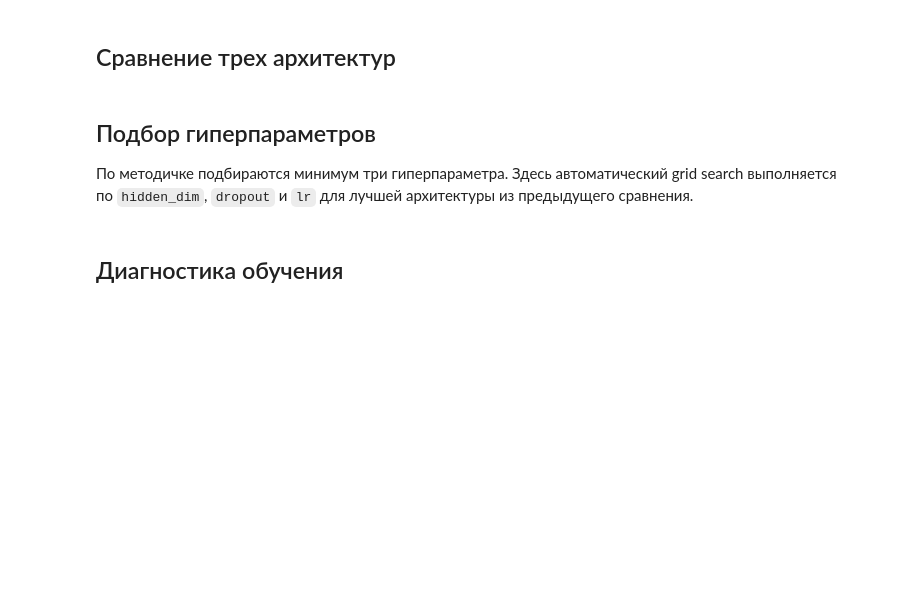
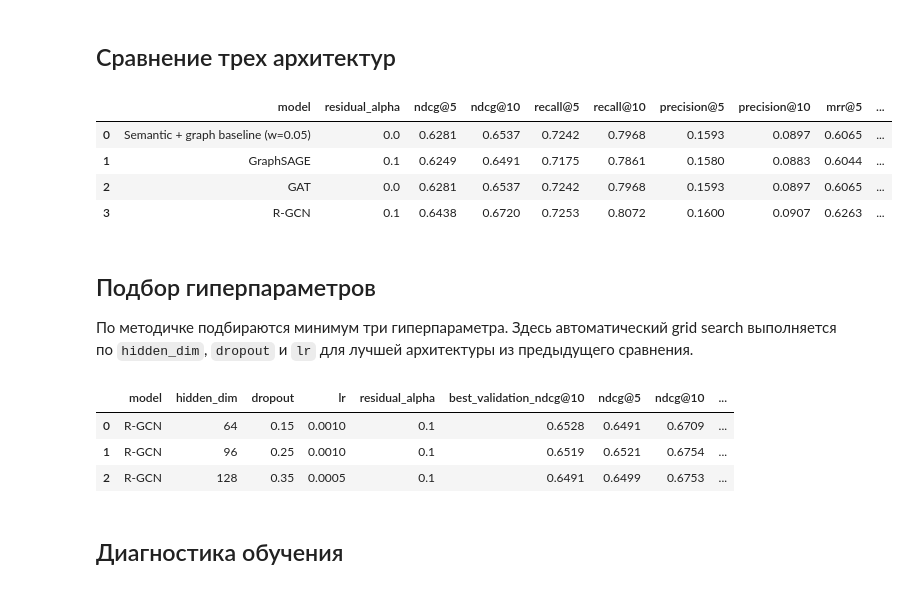
Before and after one commit to Xiandec/SciGuide, a Jupyter notebook: notebooks/scifact_graph_models.ipynb, the cells around one changed output. Saved outputs shown, nothing was run; the diff lists cells and outputs as text; code cells hidden in the pictures; blank space fills up the shorter version.

```diff
--- a/notebooks/scifact_graph_models.ipynb
+++ b/notebooks/scifact_graph_models.ipynb
@@ -63,9 +65,11 @@ SEED = 42
 MAX_DOCUMENTS = None
 VALIDATION_SHARE = 0.2
 
+CHUNK_SIZE = 900
+CHUNK_OVERLAP = 120
+SEMANTIC_TOP_CHUNKS = 40
 CANDIDATES_PER_QUERY = 50
 NEGATIVES_PER_POSITIVE = 6
-MAX_ENTITIES_PER_TEXT = 8
 MAX_ENTITY_NODES = 1500
 
 EMBEDDING_MODEL_NAME = "BAAI/bge-m3"
@@ -73,6 +77,10 @@ GRAPH_SIGNAL_WEIGHT = 0.05
 VECTOR_WEIGHT = 1.0 - GRAPH_SIGNAL_WEIGHT
 ENTITY_MAX_DOCUMENT_FREQUENCY_SHARE = 0.08
 NEIGHBOR_SIGNAL_WEIGHT = 0.15
+
+CANDIDATE_FEATURE_DIM = 5
+DEFAULT_RESIDUAL_ALPHA = 0.10
+RESIDUAL_ALPHA_GRID = [0.0, 0.02, 0.05, 0.10, 0.20, 0.30, 0.5, 0.75, 1.0]
 
 DEFAULT_HIDDEN_DIM = 64
 DEFAULT_DROPOUT = 0.25
@@ -383,28 +570,29 @@ pd.DataFrame(
 ## Модели
 # %%
 class LinkDecoder(nn.Module):
-    def __init__(self, hidden_dim: int, dropout: float):
+    def __init__(self, hidden_dim: int, dropout: float, feature_dim: int):
         super().__init__()
         self.mlp = nn.Sequential(
-            nn.Linear(hidden_dim * 4, hidden_dim),
+            nn.Linear(hidden_dim * 4 + feature_dim, hidden_dim),
             nn.ReLU(),
             nn.Dropout(dropout),
             nn.Linear(hidden_dim, 1),
         )
 
-    def forward(self, z: torch.Tensor, pair_index: torch.Tensor) -> torch.Tensor:
+    def forward(self, z: torch.Tensor, pair_index: torch.Tensor, pair_features: torch.Tensor) -> torch.Tensor:
         q = z[pair_index[0]]
         d = z[pair_index[1]]
-        return self.mlp(torch.cat([q, d, torch.abs(q - d), q * d], dim=-1)).squeeze(-1)
+        graph_features = torch.cat([q, d, torch.abs(q - d), q * d], dim=-1)
+        return self.mlp(torch.cat([graph_features, pair_features], dim=-1)).squeeze(-1)
 
 
 class BaseReranker(nn.Module):
-    def __init__(self, hidden_dim: int, dropout: float):
+    def __init__(self, hidden_dim: int, dropout: float, feature_dim: int = CANDIDATE_FEATURE_DIM):
         super().__init__()
-        self.decoder = LinkDecoder(hidden_dim, dropout)
+        self.decoder = LinkDecoder(hidden_dim, dropout, feature_dim)
 
-    def forward(self, graph: Data, pair_index: torch.Tensor) -> torch.Tensor:
-        return self.decoder(self.encode(graph), pair_index)
+    def forward(self, graph: Data, pair_index: torch.Tensor, pair_features: torch.Tensor) -> torch.Tensor:
+        return self.decoder(self.encode(graph), pair_index, pair_features)
 
 
 class GraphSAGEModel(BaseReranker):
@@ -512,36 +720,50 @@ def train_model(model: nn.Module, name: str, lr: float, weight_decay: float) ->
 # %%
 def build_model(model_name: str, hidden_dim: int, dropout: float) -> nn.Module:
     if model_name == "GraphSAGE":
         return GraphSAGEModel(EMBEDDING_DIM, hidden_dim, dropout)
     if model_name == "GAT":
         return GATModel(EMBEDDING_DIM, hidden_dim, dropout)
     if model_name == "R-GCN":
         return RGCNModel(EMBEDDING_DIM, hidden_dim, dropout, num_relations=len(relation_to_id))
     raise ValueError(model_name)
 
 
 histories = []
+alpha_searches = []
 results = [baseline_test_metrics]
 trained_models = {}
+selected_alphas = {}
 
 for model_name in ["GraphSAGE", "GAT", "R-GCN"]:
     model = build_model(model_name, DEFAULT_HIDDEN_DIM, DEFAULT_DROPOUT)
     trained_model, history = train_model(model, model_name, DEFAULT_LR, WEIGHT_DECAY)
+    best_alpha, alpha_frame = select_residual_alpha(trained_model, validation_query_ids, train_qrels)
+
     trained_models[model_name] = trained_model
+    selected_alphas[model_name] = best_alpha
     histories.append(history)
-    rankings = model_rankings(trained_model, test_query_ids)
-    results.append({"model": model_name, **evaluate_rankings(rankings, test_query_ids, test_qrels)})
+    alpha_searches.append(alpha_frame.assign(model=model_name))
+
+    rankings = model_rankings(trained_model, test_query_ids, best_alpha)
+    results.append({"model": model_name, "residual_alpha": best_alpha, **evaluate_rankings(rankings, test_query_ids, test_qrels)})
 
 history_frame = pd.concat(histories, ignore_index=True)
+alpha_search_frame = pd.concat(alpha_searches, ignore_index=True)
 results_frame = pd.DataFrame(results)
 results_frame
+# %% [output]
+|  | model | residual_alpha | ndcg@5 | ndcg@10 | recall@5 | recall@10 | precision@5 | precision@10 | mrr@5 | ... |
+| 0 | Semantic + graph baseline (w=0.05) | 0.0 | 0.6281 | 0.6537 | 0.7242 | 0.7968 | 0.1593 | 0.0897 | 0.6065 | ... |
+| 1 | GraphSAGE | 0.1 | 0.6249 | 0.6491 | 0.7175 | 0.7861 | 0.1580 | 0.0883 | 0.6044 | ... |
+| 2 | GAT | 0.0 | 0.6281 | 0.6537 | 0.7242 | 0.7968 | 0.1593 | 0.0897 | 0.6065 | ... |
+| 3 | R-GCN | 0.1 | 0.6438 | 0.6720 | 0.7253 | 0.8072 | 0.1600 | 0.0907 | 0.6263 | ... |
 # %% [markdown]
 ## Подбор гиперпараметров
 
 По методичке подбираются минимум три гиперпараметра. Здесь автоматический grid search выполняется по `hidden_dim`, `dropout` и `lr` для лучшей архитектуры из предыдущего сравнения.
 # %%
-best_model_name = results_frame.loc[results_frame["model"].str.startswith("Semantic + graph baseline").eq(False), "ndcg@10"].idxmax()
-best_model_name = results_frame.loc[best_model_name, "model"]
+model_rows = results_frame[~results_frame["model"].str.startswith("Semantic + graph baseline")]
+best_model_name = model_rows.sort_values(["ndcg@10", "mrr@10"], ascending=False).iloc[0]["model"]
 
 search_grid = [
     {"hidden_dim": 64, "dropout": 0.15, "lr": 1e-3},
@@ -550,15 +772,31 @@ search_grid = [
 ]
 
 tuning_rows = []
+tuning_alpha_searches = []
 for params in search_grid:
     model = build_model(best_model_name, params["hidden_dim"], params["dropout"])
     trained_model, history = train_model(model, f"{best_model_name} tuned", params["lr"], WEIGHT_DECAY)
-    validation_score = history["ndcg@10"].max()
-    test_metrics = evaluate_rankings(model_rankings(trained_model, test_query_ids), test_query_ids, test_qrels)
-    tuning_rows.append({"model": best_model_name, **params, "best_validation_ndcg@10": validation_score, **test_metrics})
+    best_alpha, alpha_frame = select_residual_alpha(trained_model, validation_query_ids, train_qrels)
+    test_metrics = evaluate_rankings(model_rankings(trained_model, test_query_ids, best_alpha), test_query_ids, test_qrels)
+    tuning_rows.append(
+        {
+            "model": best_model_name,
+            **params,
+            "residual_alpha": best_alpha,
+            "best_validation_ndcg@10": history["ndcg@10"].max(),
+            **test_metrics,
+        }
+    )
+    tuning_alpha_searches.append(alpha_frame.assign(model=best_model_name, **params))
 
-tuning_frame = pd.DataFrame(tuning_rows).sort_values("best_validation_ndcg@10", ascending=False)
+tuning_frame = pd.DataFrame(tuning_rows).sort_values(["best_validation_ndcg@10", "ndcg@10"], ascending=False)
+tuning_alpha_search_frame = pd.concat(tuning_alpha_searches, ignore_index=True)
 tuning_frame
+# %% [output]
+|  | model | hidden_dim | dropout | lr | residual_alpha | best_validation_ndcg@10 | ndcg@5 | ndcg@10 | ... |
+| 0 | R-GCN | 64 | 0.15 | 0.0010 | 0.1 | 0.6528 | 0.6491 | 0.6709 | ... |
+| 1 | R-GCN | 96 | 0.25 | 0.0010 | 0.1 | 0.6519 | 0.6521 | 0.6754 | ... |
+| 2 | R-GCN | 128 | 0.35 | 0.0005 | 0.1 | 0.6491 | 0.6499 | 0.6753 | ... |
 # %% [markdown]
 ## Диагностика обучения
 # %%
```
Also changed, not shown: parts of 12 cells of this notebook.
